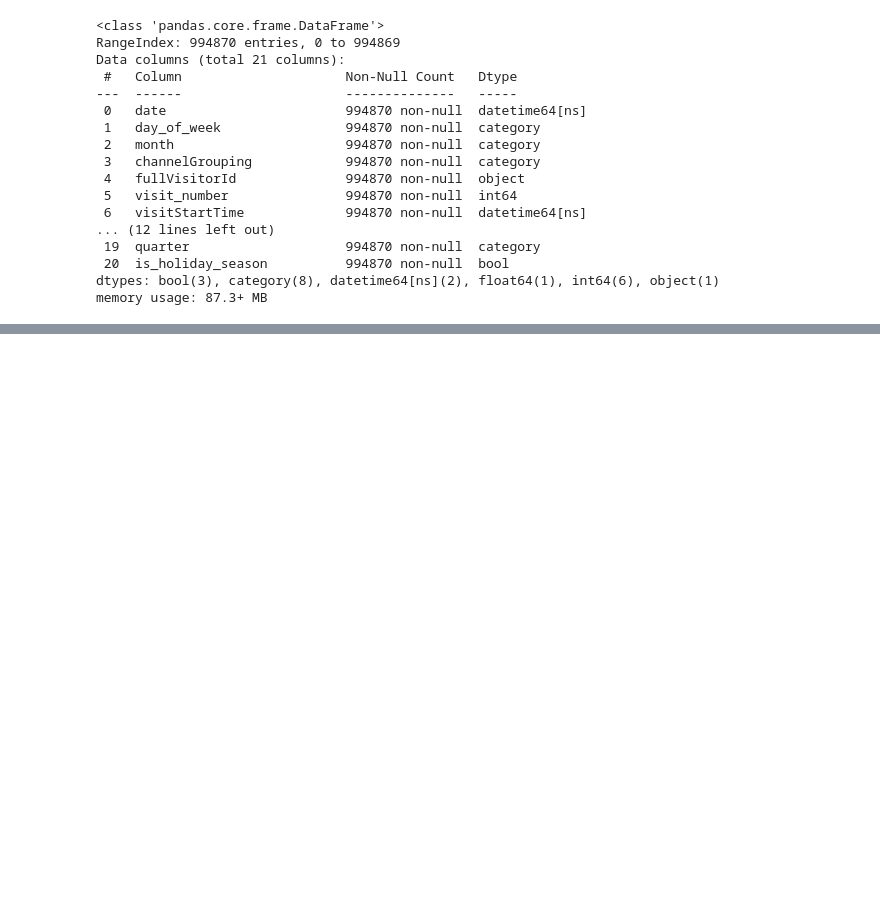
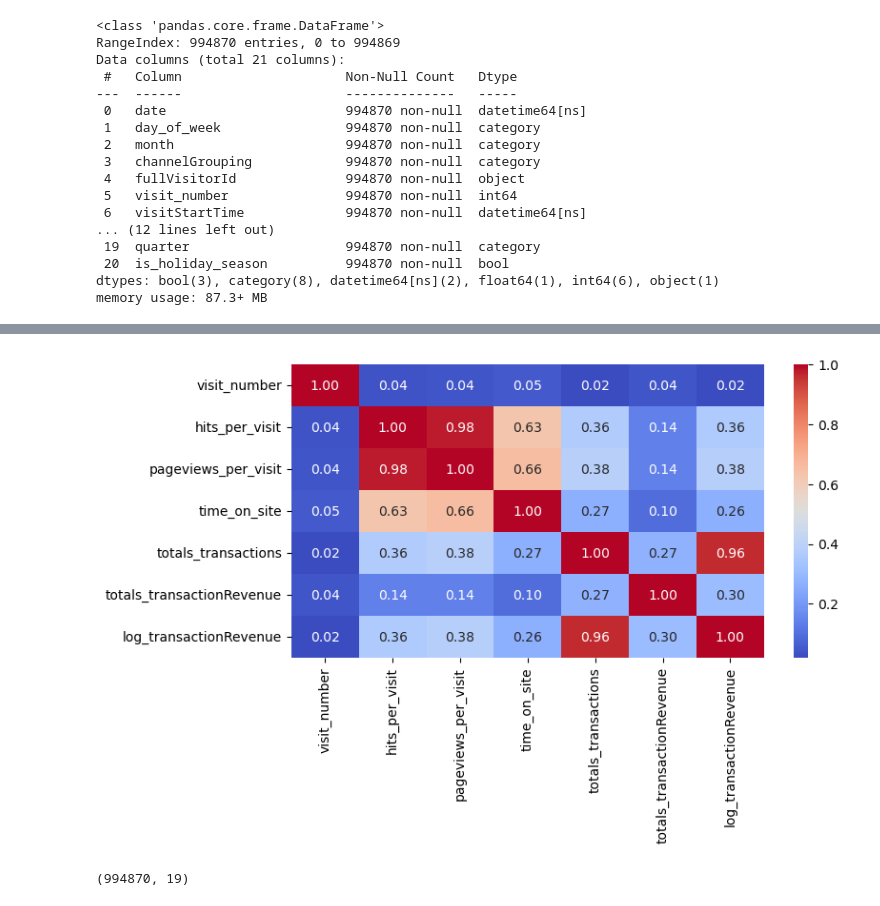
Before and after one commit to PaolaGaray/GA-CustomerRevenuePrediction, a Jupyter notebook: notebooks/feature_engineering.ipynb, the cells around one changed output, grey strips where cells are left out. Cells and saved outputs as stored; diff of their text form; code cells hidden in the pictures; blank space fills up the shorter version.

Commit message:
pearson correlation added

```diff
--- a/notebooks/feature_engineering.ipynb
+++ b/notebooks/feature_engineering.ipynb
@@ -210,0 +200,3 @@ plt.show()
+# %%
+numeric_df = df.select_dtypes(include=['int64', 'float64'])
+numeric_df.columns
@@ -210,0 +221,6 @@ plt.show()
+# %%
+plt.figure(figsize=(8, 4))
+sns.heatmap(correlation_matrix, annot=True, cmap="coolwarm", fmt=".2f")
+plt.show()
+# %% [output]
+[figure, added]
@@ -210,0 +233,4 @@ plt.show()
+# %%
+df.shape
+# %% [output]
+(994870, 19)
```
Also changed, not shown: parts of 7 cells of this notebook.
